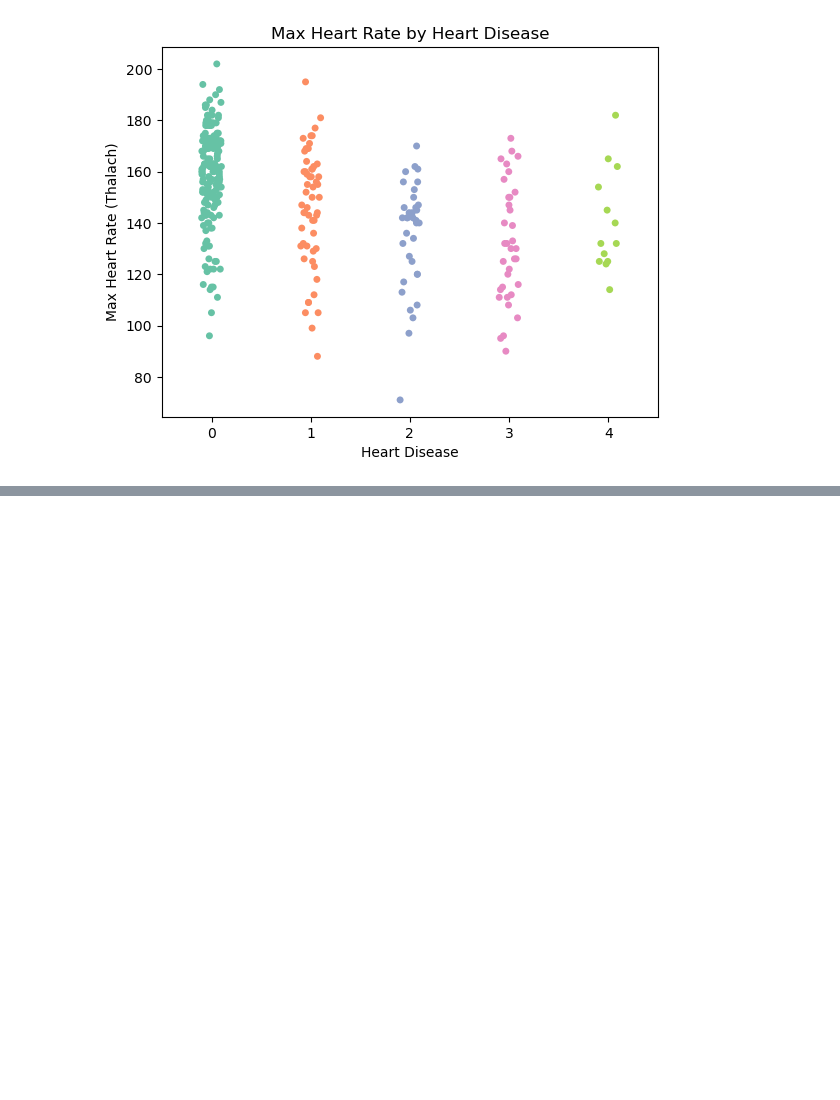
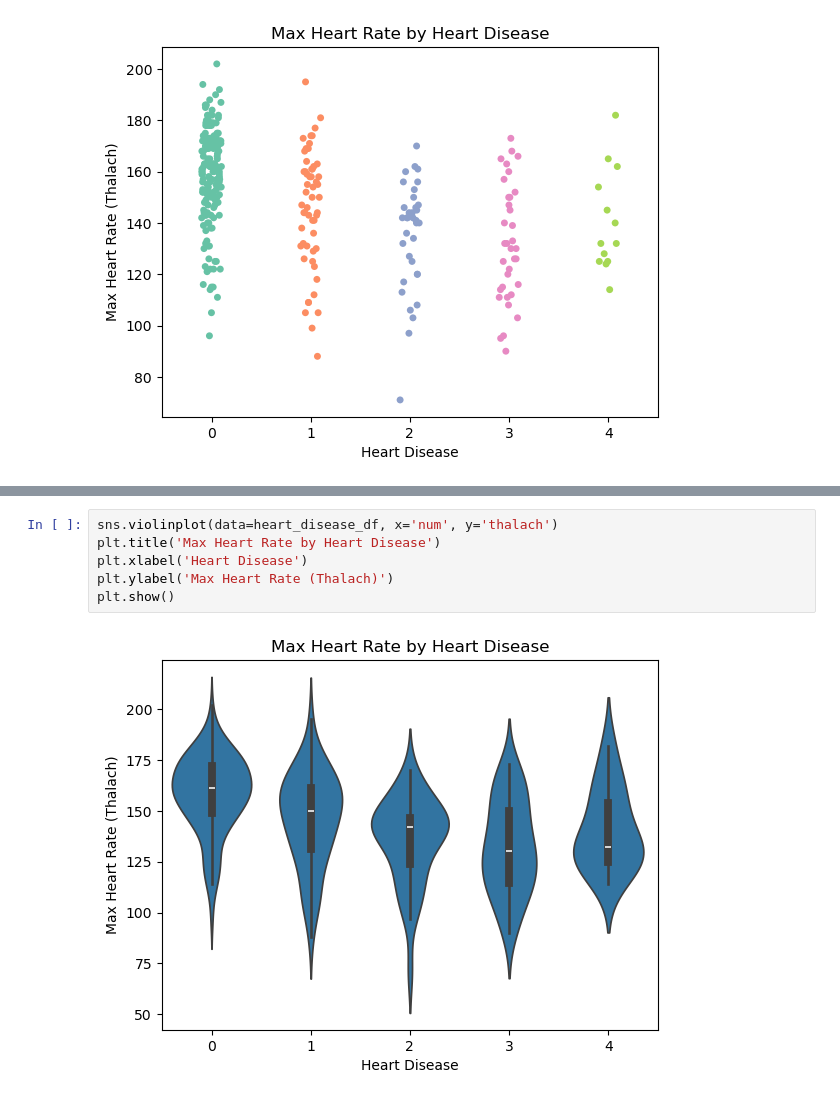
Before and after one commit to Lighthouse0903/Heart_Disease_Hwk, a Jupyter notebook: heart_disease.ipynb, the cells around one changed output, grey strips where cells are left out. Saved outputs shown, nothing was run; the diff lists cells and outputs as text; blank space fills up the shorter version.

```diff
--- a/heart_disease.ipynb
+++ b/heart_disease.ipynb
@@ -137,0 +146,8 @@ Passing `palette` without assigning `hue` is deprecated and will be removed in v
+# %%
+sns.violinplot(data=heart_disease_df, x='num', y='thalach')
+plt.title('Max Heart Rate by Heart Disease')
+plt.xlabel('Heart Disease')
+plt.ylabel('Max Heart Rate (Thalach)')
+plt.show()
+# %% [output]
+[figure, added]
```
Also changed, not shown: parts of 5 cells of this notebook.
